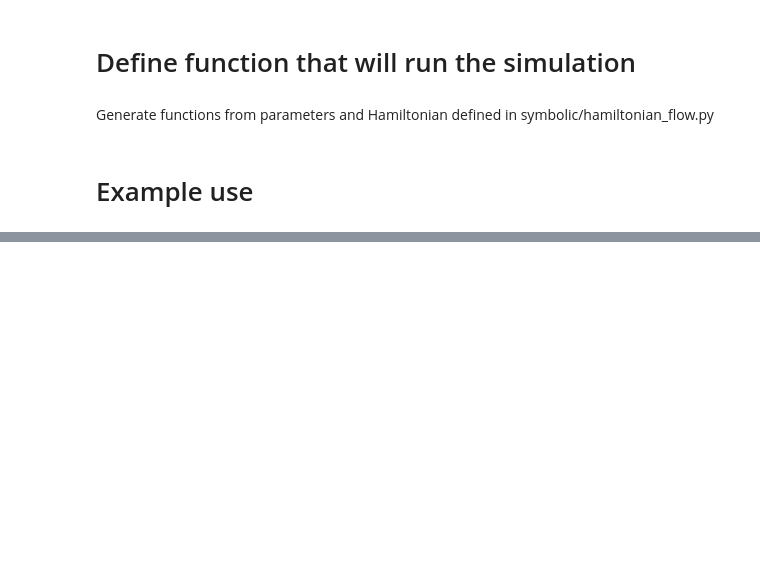
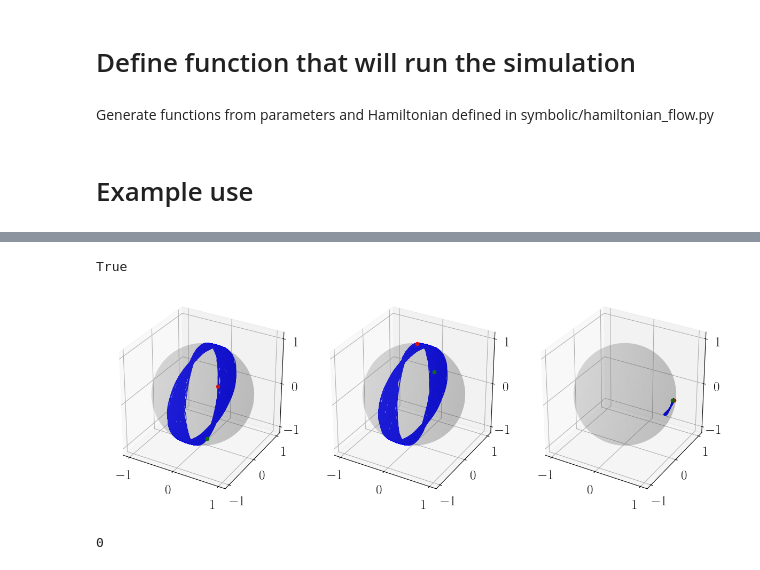
Before and after one commit to sgodec/optomehanika, a Jupyter notebook: code/nanoparticle/simulation/example_use.ipynb, the cells around one changed output, grey strips where cells are left out. Drawn from its saved outputs; the diff is of its cells as text; code cells hidden in the pictures; blank space fills up the shorter version.

```diff
--- a/code/nanoparticle/simulation/example_use.ipynb
+++ b/code/nanoparticle/simulation/example_use.ipynb
@@ -210,0 +195,6 @@ Ploted hamiltonian fig2
+# %%
+plot_global_orientation(sol)
+# %% [output]
+True
+[figure, added]
+0
```
Also changed, not shown: parts of 7 cells of this notebook, 1 other file.
